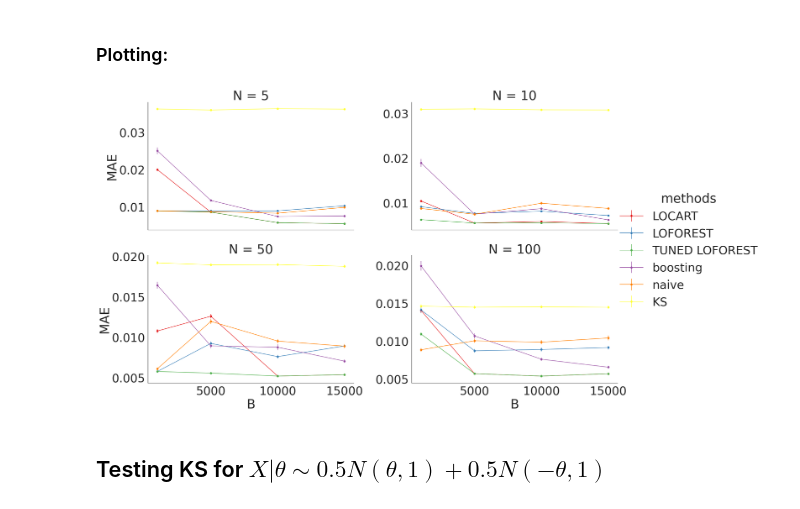
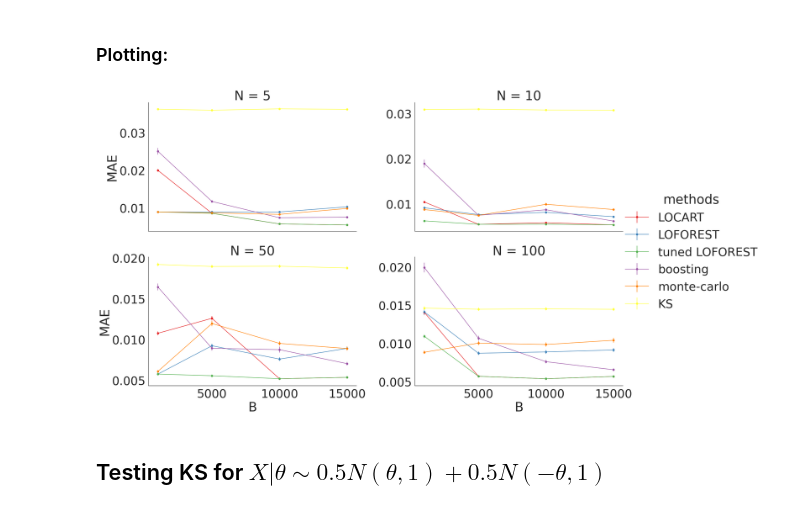
Before and after one commit to Monoxido45/CSI, a Jupyter notebook: experiments/ks_all_simulations.ipynb, the cells around one changed output. Saved outputs shown, nothing was run; the diff lists cells and outputs as text; code cells hidden in the pictures.

```diff
--- a/experiments/ks_all_simulations.ipynb
+++ b/experiments/ks_all_simulations.ipynb
@@ -42,7 +42,7 @@ def obtain_quantiles(
     N_lambda=500,
     K = 50,
     naive_n=500,
-    K_grid= np.concatenate((np.array([0]), np.arange(30, 95, 5))),
+    K_grid= np.concatenate((np.array([0]), np.arange(20, 95, 5))),
 ):
     # fitting and predicting naive
     naive_quantiles = naive(stat = "KS", kind_model = kind_model, alpha = alpha, rng = rng, B=B, N=N, naive_n= naive_n)
@@ -215,7 +215,7 @@ def compute_MAE_N(
 
             mae_list.extend(np.mean(err_data, axis=0).tolist())
             se_list.extend((np.std(err_data, axis=0) / np.sqrt(thetas.shape[0])).tolist())
-            methods_list.extend(["LOCART", "LOFOREST", "TUNED LOFOREST", "boosting", "naive", "KS"])
+            methods_list.extend(["LOCART", "LOFOREST", "tuned LOFOREST", "boosting", "monte-carlo", "KS"])
             N_list.extend([N_fixed] * 6)
             B_list.extend([B_fixed] * 6)
 
@@ -237,7 +237,7 @@ def compute_MAE_N(
 n_out = 750
 thetas_grid = np.linspace(-4.999, 4.999, n_out)
 # %%
-mae_stats = compute_MAE_N(
+mae_stats_normal = compute_MAE_N(
     kind_model = "1d_normal",
     thetas = thetas_grid,
     N=np.array([5, 10, 50, 100]),
@@ -271,23 +271,23 @@ Tuned K:  0
 # %%
 sns.set(style="white", font_scale=3.5)
 g = sns.FacetGrid(
-    mae_stats,
+    mae_stats_normal,
     col="N",
     col_wrap=2,
     height=8,
     aspect=1.60,
     hue="methods",
     palette="Set1",
     margin_titles=True,
     sharey=False,
 )
 g.map(plt.errorbar, "B", "MAE", "se", marker="o", fmt="-o")
 g.add_legend()
 
 # Show the plot
 plt.show()
 # %% [output]
-[figure, old version]
+[figure, new version]
 # %% [markdown]
 ## Testing KS for $X|\theta \sim 0.5 N(\theta, 1) + 0.5 N(-\theta, 1)$
 # %%
```
Also changed, not shown: parts of 4 cells of this notebook, 4 other files.
